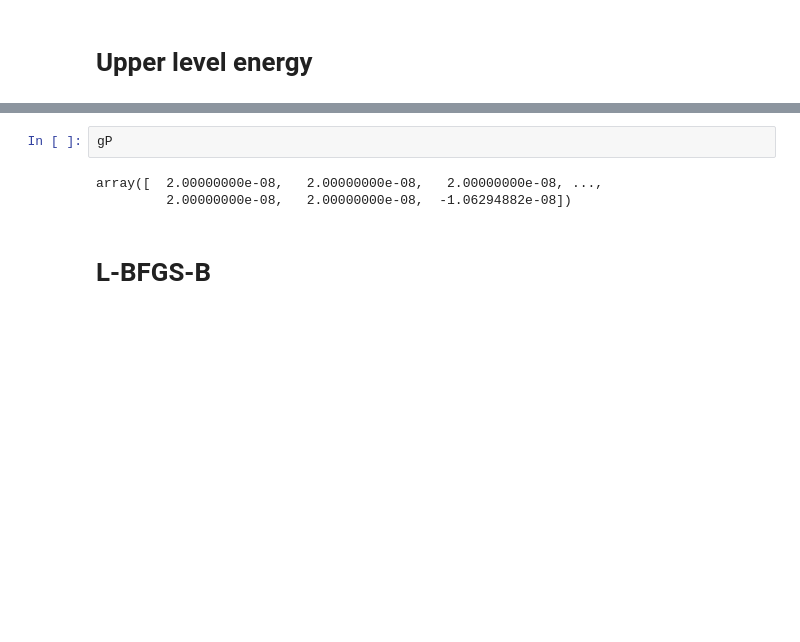
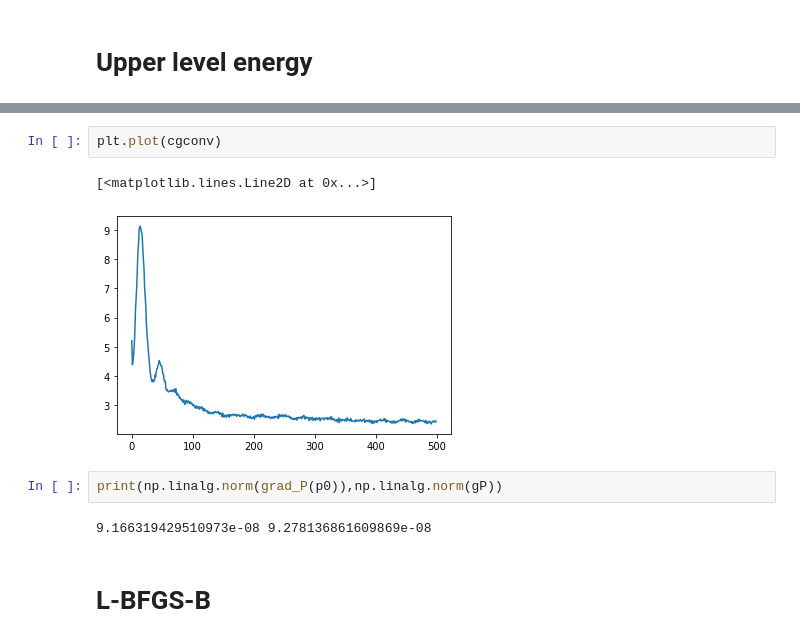
Before and after one commit to Biagig/Learning-Sampling-Pattern, a Jupyter notebook: Upper Level.ipynb, the cells around one changed output, grey strips where cells are left out. Saved outputs shown, nothing was run; the diff lists cells and outputs as text; blank space fills up the shorter version.

```diff
--- a/Upper Level.ipynb
+++ b/Upper Level.ipynb
@@ -389,8 +406,12 @@ Starting Conjugate Gradient method
-# %%
-gP
-# %% [output]
-array([  2.00000000e-08,   2.00000000e-08,   2.00000000e-08, ...,
-         2.00000000e-08,   2.00000000e-08,  -1.06294882e-08])
+# %%
+plt.plot(cgconv)
+# %% [output]
+[<matplotlib.lines.Line2D at 0x...>]
+[figure, added]
+# %%
+print(np.linalg.norm(grad_P(p0)),np.linalg.norm(gP))
+# %% [output]
+9.166319429510973e-08 9.278136861609869e-08
 # %% [markdown]
 # L-BFGS-B
 # %%
```
Also changed, not shown: parts of 16 cells of this notebook.
